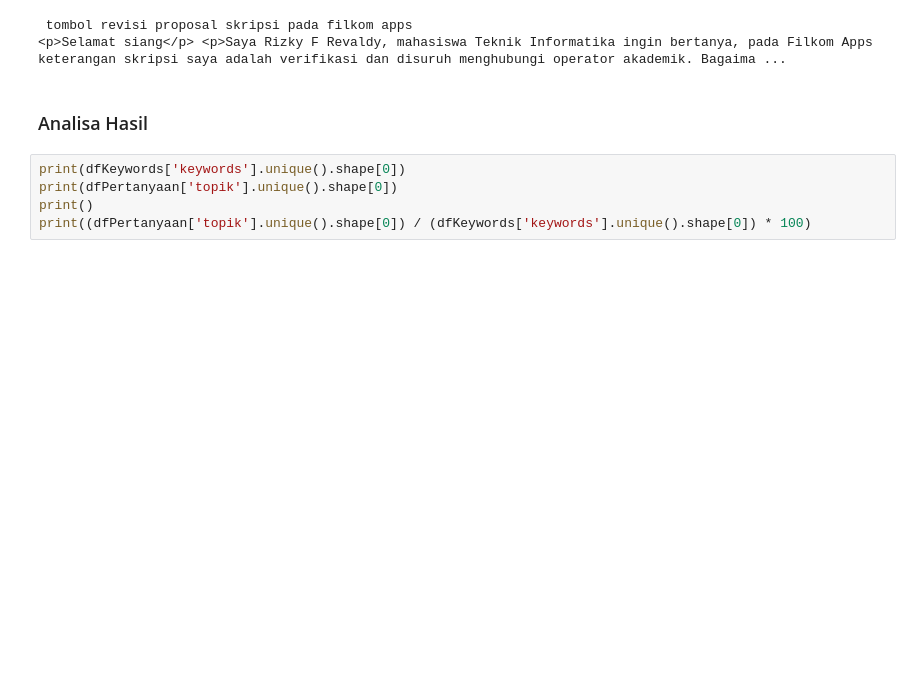
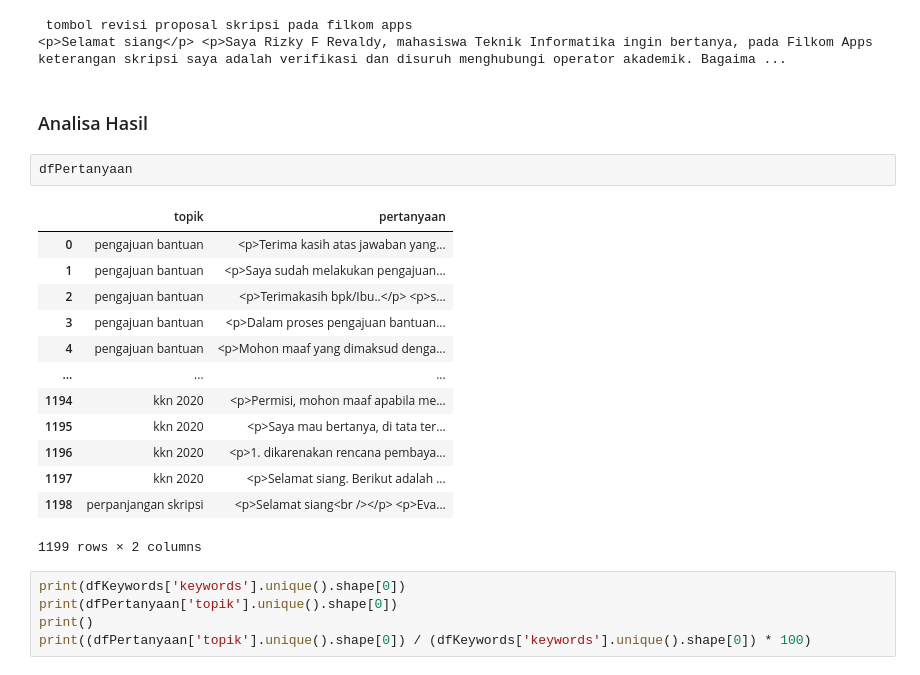
Before and after one commit to AndiAlifs/Halofilkom_dump, a Jupyter notebook: eksplorasi_data.ipynb, the cells around one changed output. Cells and saved outputs as stored; diff of their text form; blank space fills up the shorter version.

```diff
--- a/eksplorasi_data.ipynb
+++ b/eksplorasi_data.ipynb
@@ -174,6 +176,22 @@ print(dfPertanyaan['pertanyaan'][index])
 <p>Selamat siang</p> <p>Saya Rizky F Revaldy, mahasiswa Teknik Informatika ingin bertanya, pada Filkom Apps keterangan skripsi saya adalah verifikasi dan disuruh menghubungi operator akademik. Bagaima ...
 # %% [markdown]
 ### Analisa Hasil
+# %%
+dfPertanyaan
+# %% [output]
+|  | topik | pertanyaan |
+| 0 | pengajuan bantuan | <p>Terima kasih atas jawaban yang... |
+| 1 | pengajuan bantuan | <p>Saya sudah melakukan pengajuan... |
+| 2 | pengajuan bantuan | <p>Terimakasih bpk/Ibu..</p> <p>s... |
+| 3 | pengajuan bantuan | <p>Dalam proses pengajuan bantuan... |
+| 4 | pengajuan bantuan | <p>Mohon maaf yang dimaksud denga... |
+| ... | ... | ... |
+| 1194 | kkn 2020 | <p>Permisi, mohon maaf apabila me... |
+| 1195 | kkn 2020 | <p>Saya mau bertanya, di tata ter... |
+| 1196 | kkn 2020 | <p>1. dikarenakan rencana pembaya... |
+| 1197 | kkn 2020 | <p>Selamat siang. Berikut adalah ... |
+| 1198 | perpanjangan skripsi | <p>Selamat siang<br /></p> <p>Eva... |
+1199 rows × 2 columns
 # %%
 print(dfKeywords['keywords'].unique().shape[0])
 print(dfPertanyaan['topik'].unique().shape[0])
```
Also changed, not shown: parts of 7 cells of this notebook, 2 other files.
